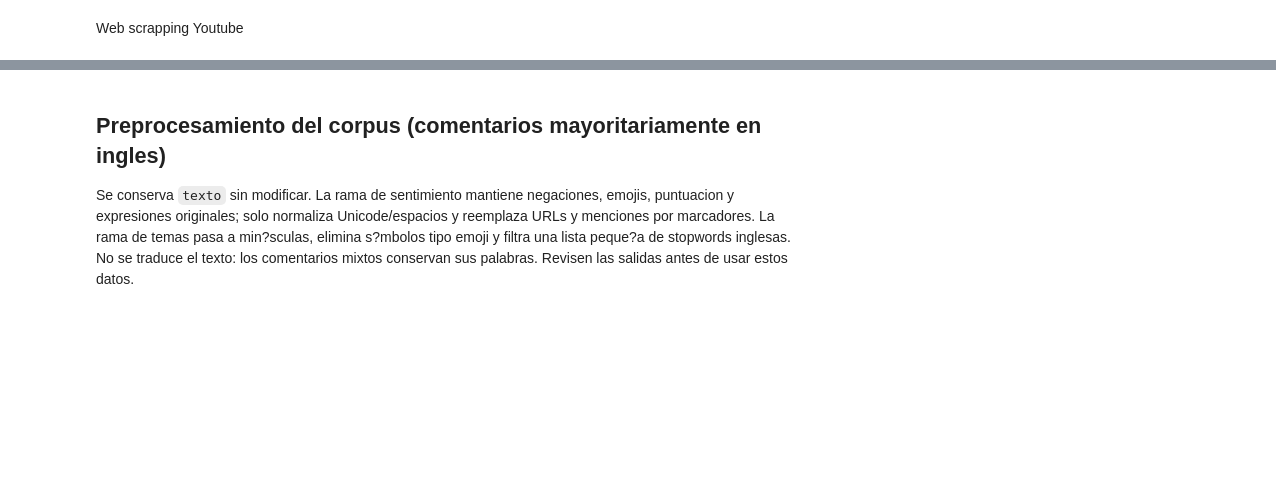
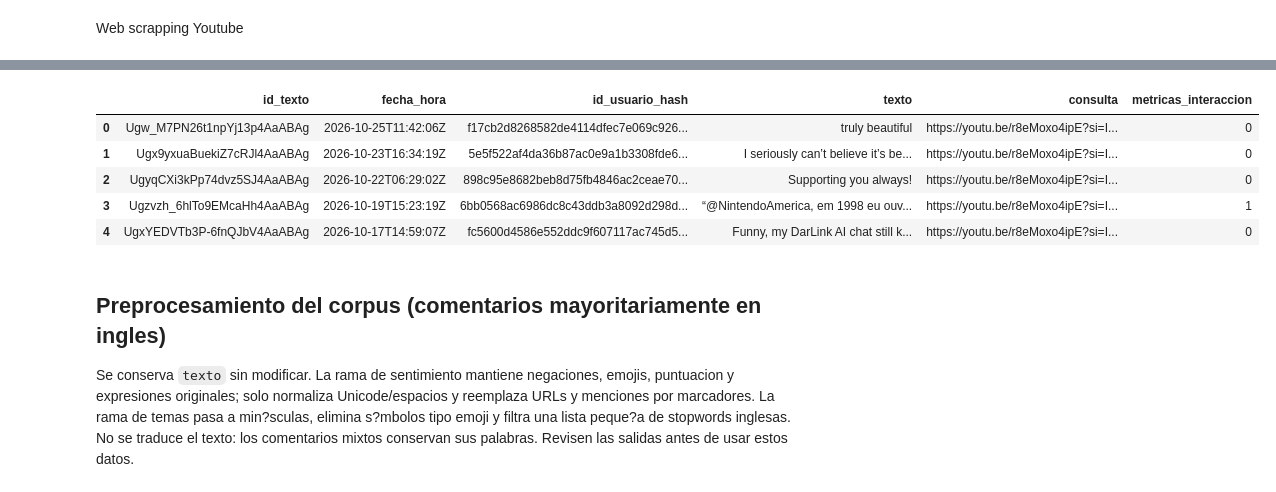
Before and after one commit to marttapia2023/Tarea-1-PNL, a Jupyter notebook: LLM.ipynb, the cells around one changed output, grey strips where cells are left out. Drawn from its saved outputs; the diff is of its cells as text; code cells hidden in the pictures; blank space fills up the shorter version.

```diff
--- a/LLM.ipynb
+++ b/LLM.ipynb
@@ -384,8 +347,17 @@ Extrayendo YouTube... 199 / 500
 # %%
 import pandas as pd
 
-df_comentarios = pd.read_csv("corpus_youtube_ocarina.csv", sep=';', encoding="utf-8")
-df_comentarios.head()
+df_corpus = pd.read_csv("corpus_zelda_youtube_api.csv", sep=';', encoding="utf-8")
+df_corpus.head()
+
+display(df_corpus[['id_texto', 'fecha_hora', 'id_usuario_hash', 'texto', 'consulta', 'metricas_interaccion']].head(5))
+# %% [output]
+|  | id_texto | fecha_hora | id_usuario_hash | texto | consulta | metricas_interaccion |
+| 0 | Ugw_M7PN26t1npYj13p4AaABAg | 2026-10-25T11:42:06Z | f17cb2d8268582de4114dfec7e069c926... | truly beautiful | https://youtu.be/r8eMoxo4ipE?si=I... | 0 |
+| 1 | Ugx9yxuaBuekiZ7cRJl4AaABAg | 2026-10-23T16:34:19Z | 5e5f522af4da36b87ac0e9a1b3308fde6... | I seriously can’t believe it’s be... | https://youtu.be/r8eMoxo4ipE?si=I... | 0 |
+| 2 | UgyqCXi3kPp74dvz5SJ4AaABAg | 2026-10-22T06:29:02Z | 898c95e8682beb8d75fb4846ac2ceae70... | Supporting you always! | https://youtu.be/r8eMoxo4ipE?si=I... | 0 |
+| 3 | Ugzvzh_6hlTo9EMcaHh4AaABAg | 2026-10-19T15:23:19Z | 6bb0568ac6986dc8c43ddb3a8092d298d... | “@NintendoAmerica, em 1998 eu ouv... | https://youtu.be/r8eMoxo4ipE?si=I... | 1 |
+| 4 | UgxYEDVTb3P-6fnQJbV4AaABAg | 2026-10-17T14:59:07Z | fc5600d4586e552ddc9f607117ac745d5... | Funny, my DarLink AI chat still k... | https://youtu.be/r8eMoxo4ipE?si=I... | 0 |
 # %% [markdown]
 ## Preprocesamiento del corpus (comentarios mayoritariamente en ingles)
 
```
Also changed, not shown: parts of 19 cells of this notebook.
